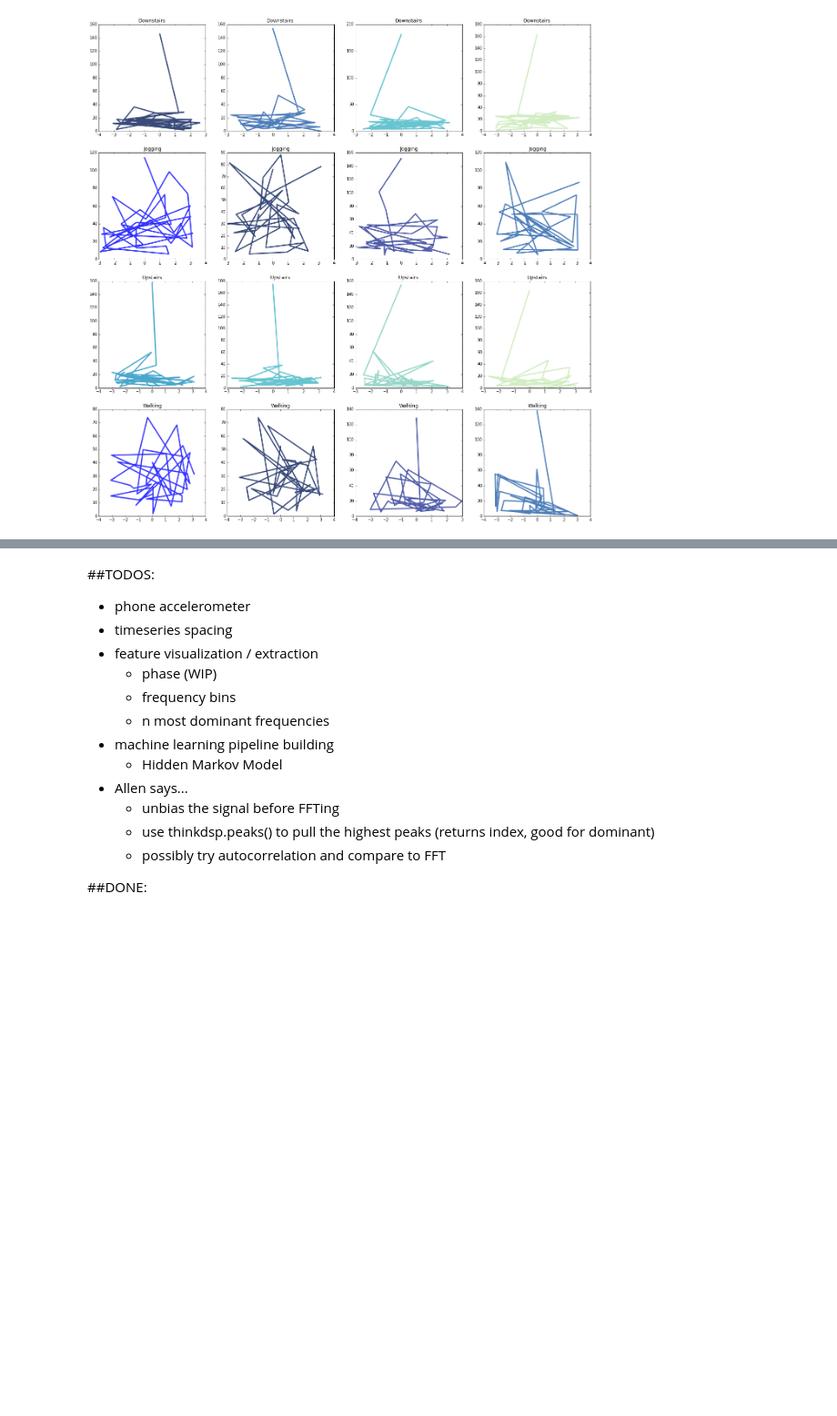
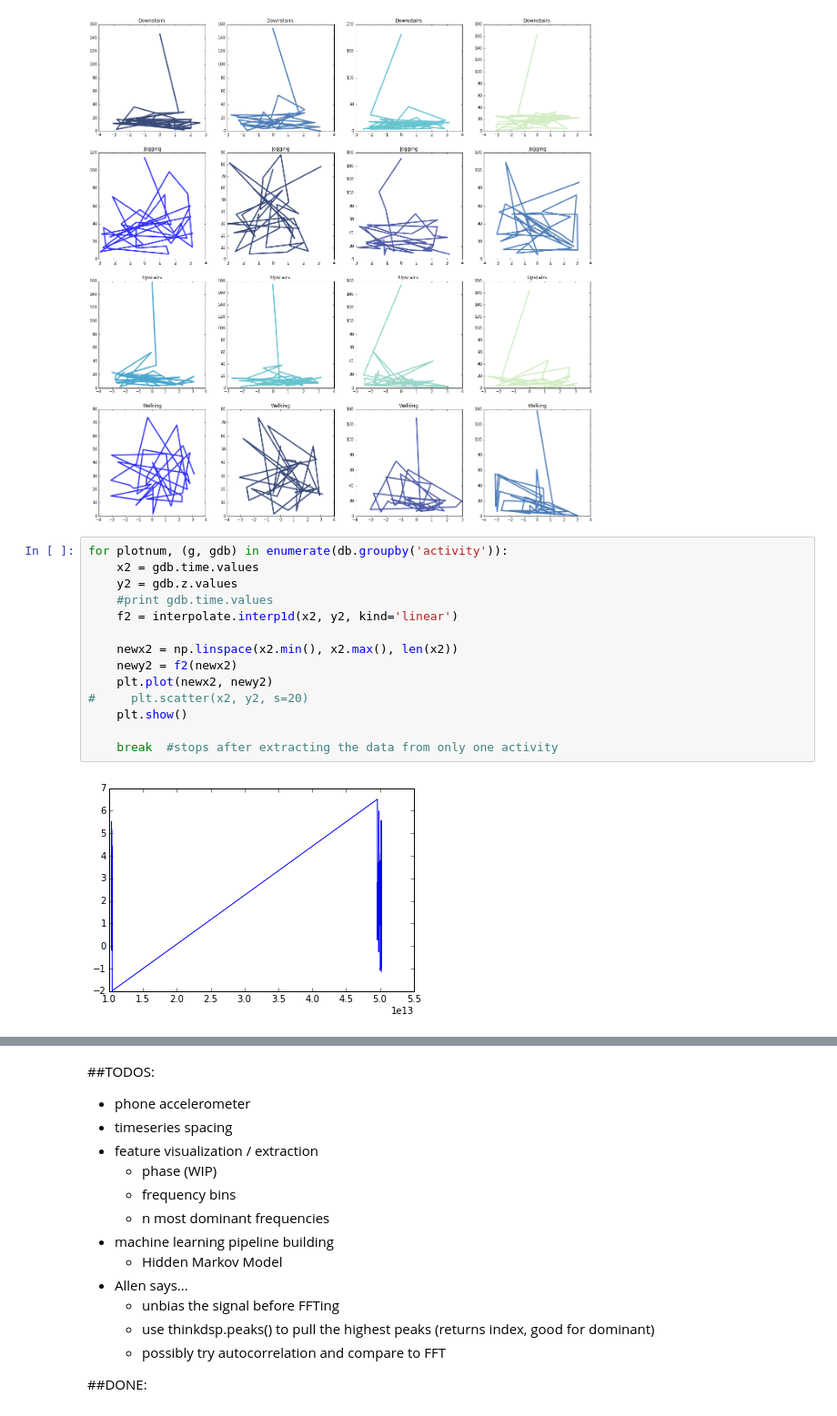
Before and after one commit to jenwei/accelerometer-interpreter, a Jupyter notebook: explore-meg.ipynb, the cells around one changed output, grey strips where cells are left out. Shown at 91% size. Cells and saved outputs as stored; diff of their text form; blank space fills up the shorter version.

Commit message:
EDIT: Attempt to interpolate data to make even time

```diff
--- a/explore-meg.ipynb
+++ b/explore-meg.ipynb
@@ -240,3 +240,19 @@ for plotnum, (g, gdb) in enumerate(db.groupby('activity')):
         thinkplot.Config(title=g)
 # %% [output]
 [figure]
+# %%
+for plotnum, (g, gdb) in enumerate(db.groupby('activity')):
+    x2 = gdb.time.values
+    y2 = gdb.z.values
+    #print gdb.time.values
+    f2 = interpolate.interp1d(x2, y2, kind='linear')
+
+    newx2 = np.linspace(x2.min(), x2.max(), len(x2))
+    newy2 = f2(newx2)
+    plt.plot(newx2, newy2)
+#     plt.scatter(x2, y2, s=20)
+    plt.show()
+
+    break  #stops after extracting the data from only one activity
+# %% [output]
+[figure, added]
```
Also changed, not shown: parts of 2 cells of this notebook.
